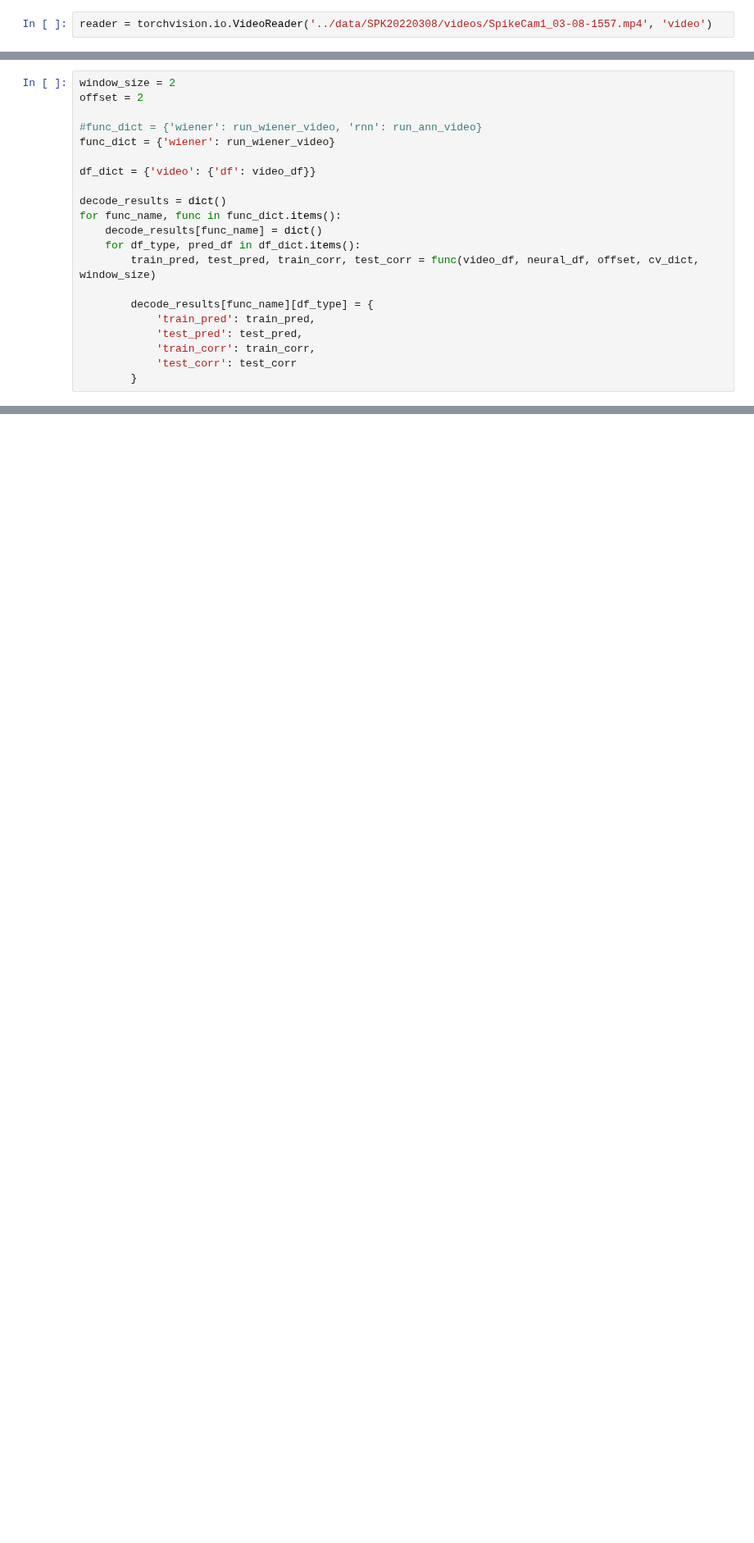
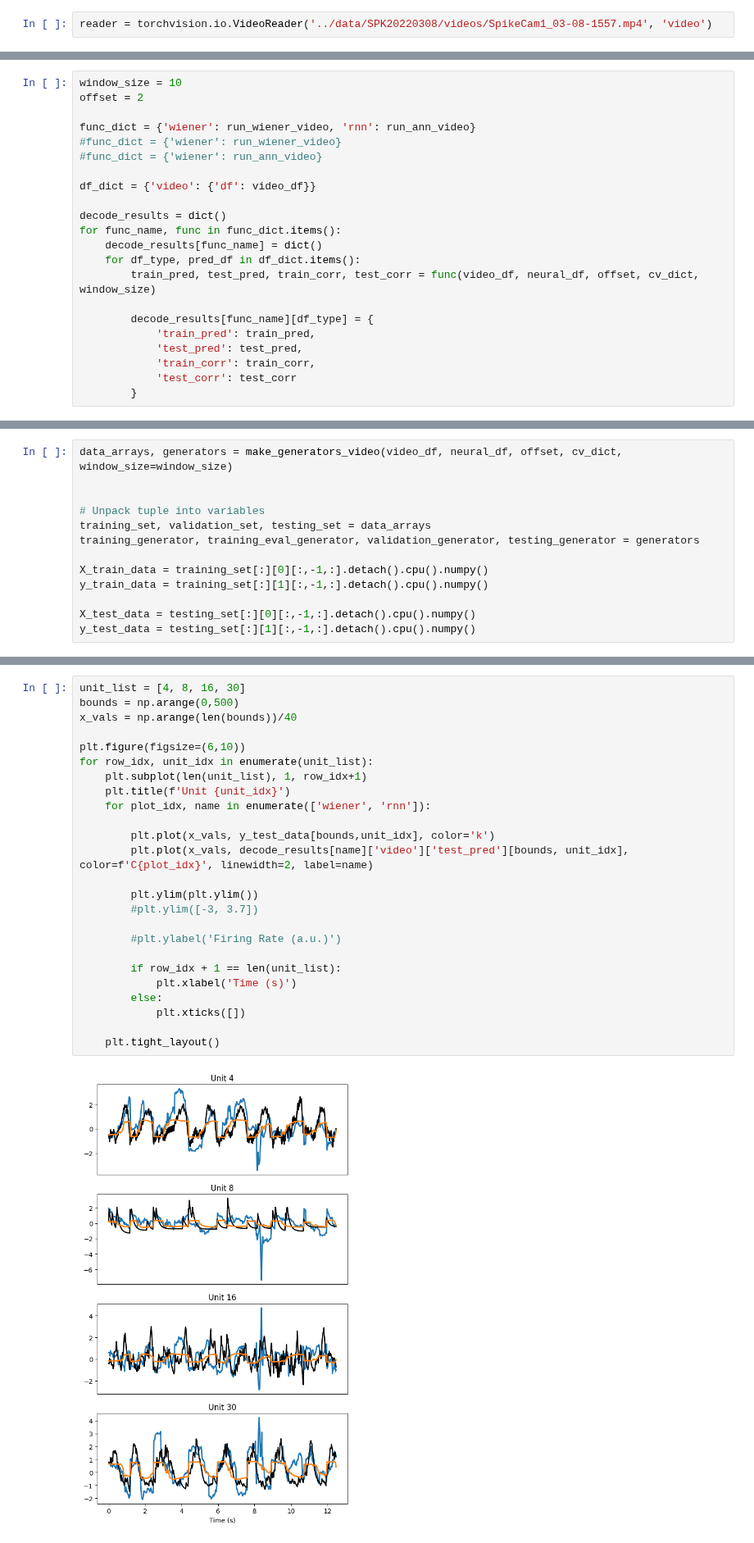
Before and after one commit to ntolley/SEE_decoding, a Jupyter notebook: notebooks/single_unit_decode_video.ipynb, the cells around one changed output, grey strips where cells are left out. Shown at 82% size. Cells and saved outputs as stored; diff of their text form; blank space fills up the shorter version.

```diff
--- a/notebooks/single_unit_decode_video.ipynb
+++ b/notebooks/single_unit_decode_video.ipynb
@@ -295,11 +330,12 @@ def run_ann_video(video_df, neural_df, offset, cv_dict, window_size):
 
     return ann_train_pred, ann_test_pred, ann_train_corr, ann_test_corr
 # %%
-window_size = 2
+window_size = 10
 offset = 2
 
-#func_dict = {'wiener': run_wiener_video, 'rnn': run_ann_video}
-func_dict = {'wiener': run_wiener_video}
+func_dict = {'wiener': run_wiener_video, 'rnn': run_ann_video}
+#func_dict = {'wiener': run_wiener_video}
+#func_dict = {'wiener': run_ann_video}
 
 df_dict = {'video': {'df': video_df}}
 
@@ -322,0 +372,13 @@ Value: tensor([[3694.5890],
+# %%
+data_arrays, generators = make_generators_video(video_df, neural_df, offset, cv_dict, window_size=window_size)
+
+
+# Unpack tuple into variables
+training_set, validation_set, testing_set = data_arrays
+training_generator, training_eval_generator, validation_generator, testing_generator = generators
+
+X_train_data = training_set[:][0][:,-1,:].detach().cpu().numpy()
+y_train_data = training_set[:][1][:,-1,:].detach().cpu().numpy()
+
+X_test_data = testing_set[:][0][:,-1,:].detach().cpu().numpy()
+y_test_data = testing_set[:][1][:,-1,:].detach().cpu().numpy()
@@ -322,0 +400,27 @@ Value: tensor([[3694.5890],
+# %%
+unit_list = [4, 8, 16, 30]
+bounds = np.arange(0,500)
+x_vals = np.arange(len(bounds))/40
+
+plt.figure(figsize=(6,10))
+for row_idx, unit_idx in enumerate(unit_list):
+    plt.subplot(len(unit_list), 1, row_idx+1)
+    plt.title(f'Unit {unit_idx}')
+    for plot_idx, name in enumerate(['wiener', 'rnn']):
+
+        plt.plot(x_vals, y_test_data[bounds,unit_idx], color='k')
+        plt.plot(x_vals, decode_results[name]['video']['test_pred'][bounds, unit_idx], color=f'C{plot_idx}', linewidth=2, label=name)
+
+        plt.ylim(plt.ylim())
+        #plt.ylim([-3, 3.7])
+
+        #plt.ylabel('Firing Rate (a.u.)')
+
+        if row_idx + 1 == len(unit_list):
+            plt.xlabel('Time (s)')
+        else:
+            plt.xticks([])
+
+    plt.tight_layout()
+# %% [output]
+[figure, added]
```
Also changed, not shown: parts of 11 cells of this notebook, 2 other files.
